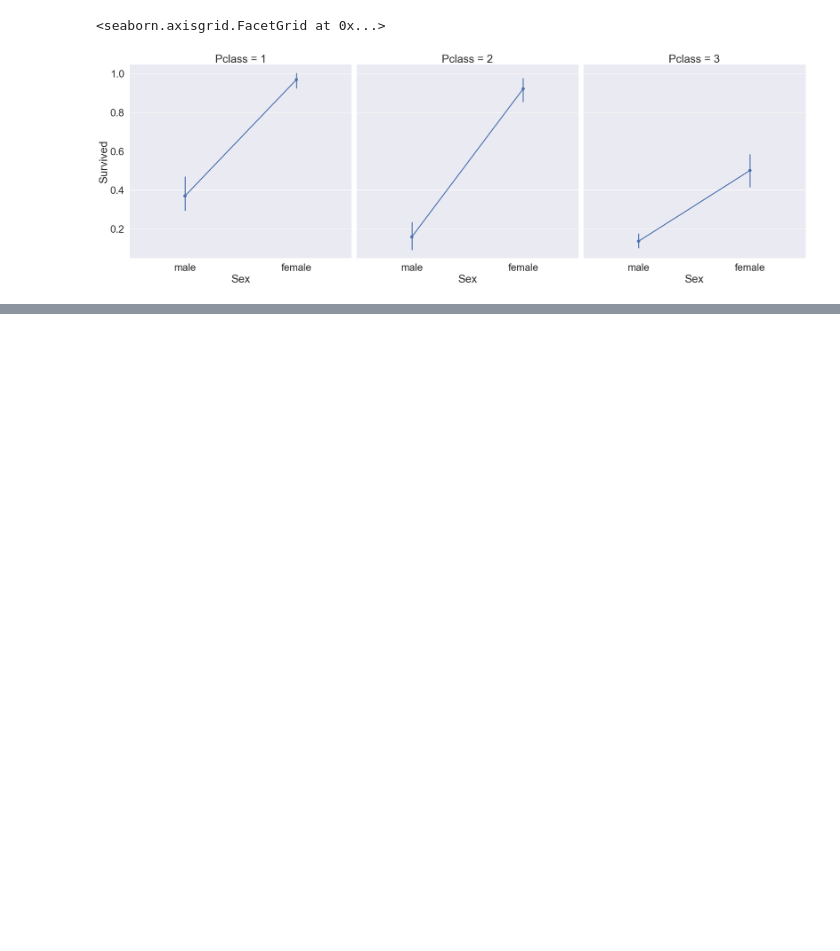
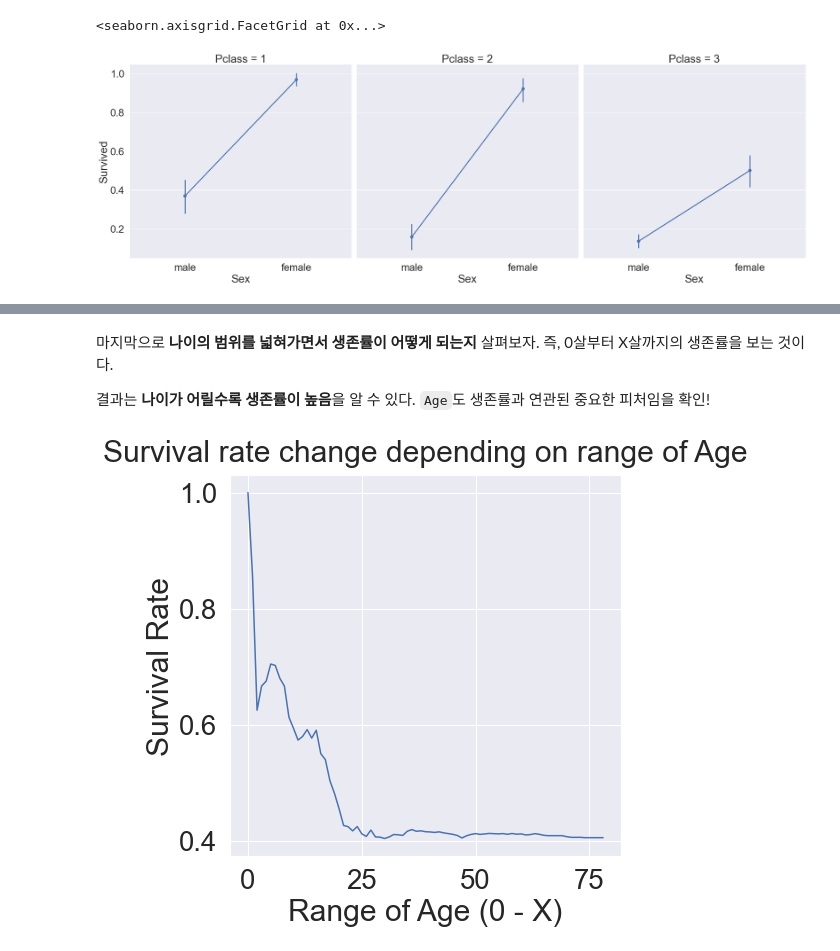
Before and after one commit to CoodingPenguin/kaggle-newbie, a Jupyter notebook: 1_titanic/1_titanic_youhanlee/1_titanic_youhanlee_2020-08-05.ipynb, the cells around one changed output, grey strips where cells are left out. Saved outputs shown, nothing was run; the diff lists cells and outputs as text; code cells hidden in the pictures; blank space fills up the shorter version.

```diff
--- a/1_titanic/1_titanic_youhanlee/1_titanic_youhanlee_2020-08-05.ipynb
+++ b/1_titanic/1_titanic_youhanlee/1_titanic_youhanlee_2020-08-05.ipynb
@@ -337,0 +383,22 @@ sns.factorplot(x='Sex', y='Survived', col='Pclass',
+# %% [markdown]
+마지막으로 **나이의 범위를 넓혀가면서 생존률이 어떻게 되는지** 살펴보자. 즉, 0살부터 X살까지의 생존률을 보는 것이다.
+
+결과는 **나이가 어릴수록 생존률이 높음**을 알 수 있다. `Age`도 생존률과 연관된 중요한 피처임을 확인!
+# %%
+cummulate_survival_ratio = []
+
+# 0살부터 i살까지의 생존률을 기록 누적
+for i in range(1, 80):
+    cummulate_survival_ratio.append(df_train[df_train['Age'] < i]['Survived'].sum(
+    ) / len(df_train[df_train['Age'] < i]['Survived']))
+
+plt.figure(figsize=(7, 7))
+plt.plot(cummulate_survival_ratio)
+
+plt.title('Survival rate change depending on range of Age', y=1.02)
+plt.ylabel('Survival Rate')
+plt.xlabel('Range of Age (0 - X)')
+
+plt.show()
+# %% [output]
+[figure, added]
```
Also changed, not shown: parts of 39 cells of this notebook.
